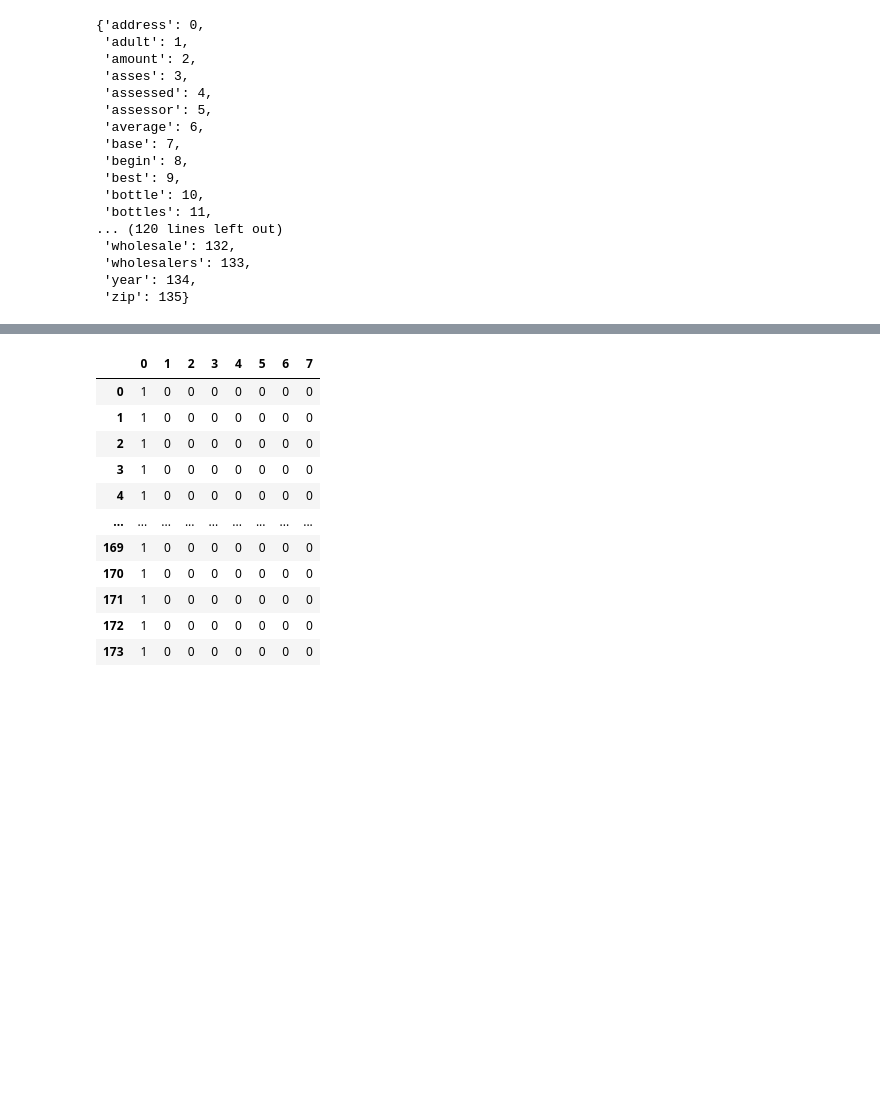
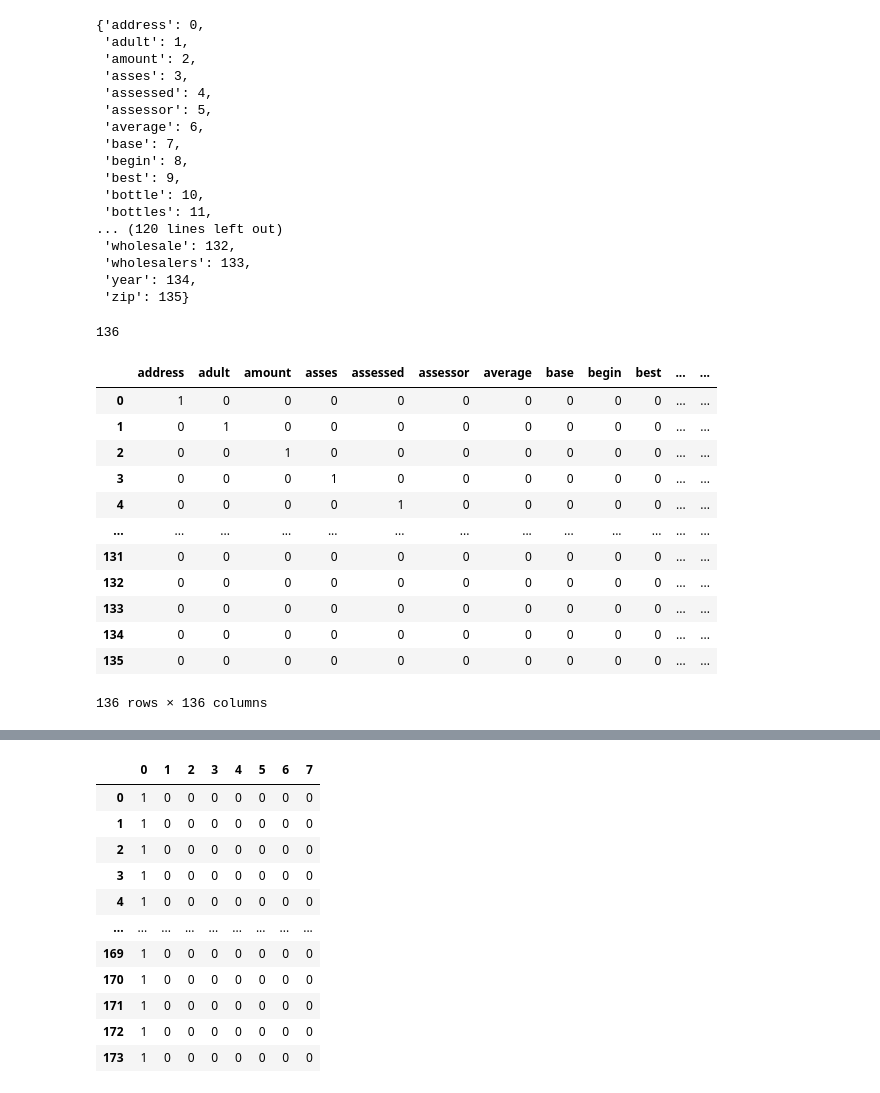
Before and after one commit to AyakashiKitsune/Oasis_project, a Jupyter notebook: uniTable.ipynb, the cells around one changed output, grey strips where cells are left out. Drawn from its saved outputs; the diff is of its cells as text; code cells hidden in the pictures; blank space fills up the shorter version.

```diff
--- a/uniTable.ipynb
+++ b/uniTable.ipynb
@@ -201,6 +210,29 @@ vectorizer.vocabulary_
  'wholesalers': 133,
  'year': 134,
  'zip': 135}
+# %%
+d = {vectorizer.vocabulary_[i] : i for i in vectorizer.vocabulary_.keys()}
+# %%
+len(d)
+# %% [output]
+136
+# %%
+
+ohe.columns = d.values()
+# %% [output]
+|  | address | adult | amount | asses | assessed | assessor | average | base | begin | best | ... | ... |
+| 0 | 1 | 0 | 0 | 0 | 0 | 0 | 0 | 0 | 0 | 0 | ... | ... |
+| 1 | 0 | 1 | 0 | 0 | 0 | 0 | 0 | 0 | 0 | 0 | ... | ... |
+| 2 | 0 | 0 | 1 | 0 | 0 | 0 | 0 | 0 | 0 | 0 | ... | ... |
+| 3 | 0 | 0 | 0 | 1 | 0 | 0 | 0 | 0 | 0 | 0 | ... | ... |
+| 4 | 0 | 0 | 0 | 0 | 1 | 0 | 0 | 0 | 0 | 0 | ... | ... |
+| ... | ... | ... | ... | ... | ... | ... | ... | ... | ... | ... | ... | ... |
+| 131 | 0 | 0 | 0 | 0 | 0 | 0 | 0 | 0 | 0 | 0 | ... | ... |
+| 132 | 0 | 0 | 0 | 0 | 0 | 0 | 0 | 0 | 0 | 0 | ... | ... |
+| 133 | 0 | 0 | 0 | 0 | 0 | 0 | 0 | 0 | 0 | 0 | ... | ... |
+| 134 | 0 | 0 | 0 | 0 | 0 | 0 | 0 | 0 | 0 | 0 | ... | ... |
+| 135 | 0 | 0 | 0 | 0 | 0 | 0 | 0 | 0 | 0 | 0 | ... | ... |
+136 rows × 136 columns
 # %%
 classify_dataset['tokenized'] = name_tokenized
 classify_dataset['joinedstr'] = name_tokenizedjoined
```
Also changed, not shown: parts of 1 cell of this notebook, 2 other files.
